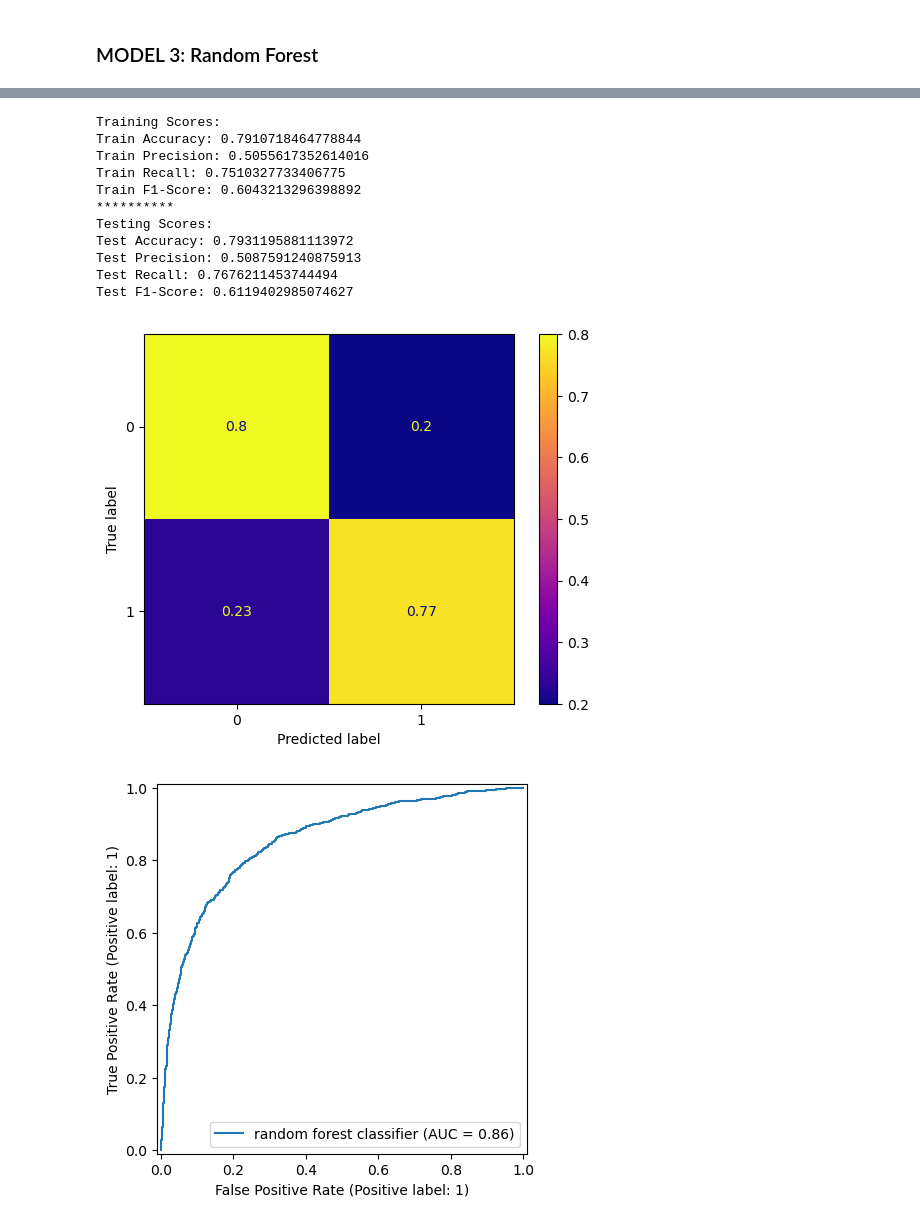
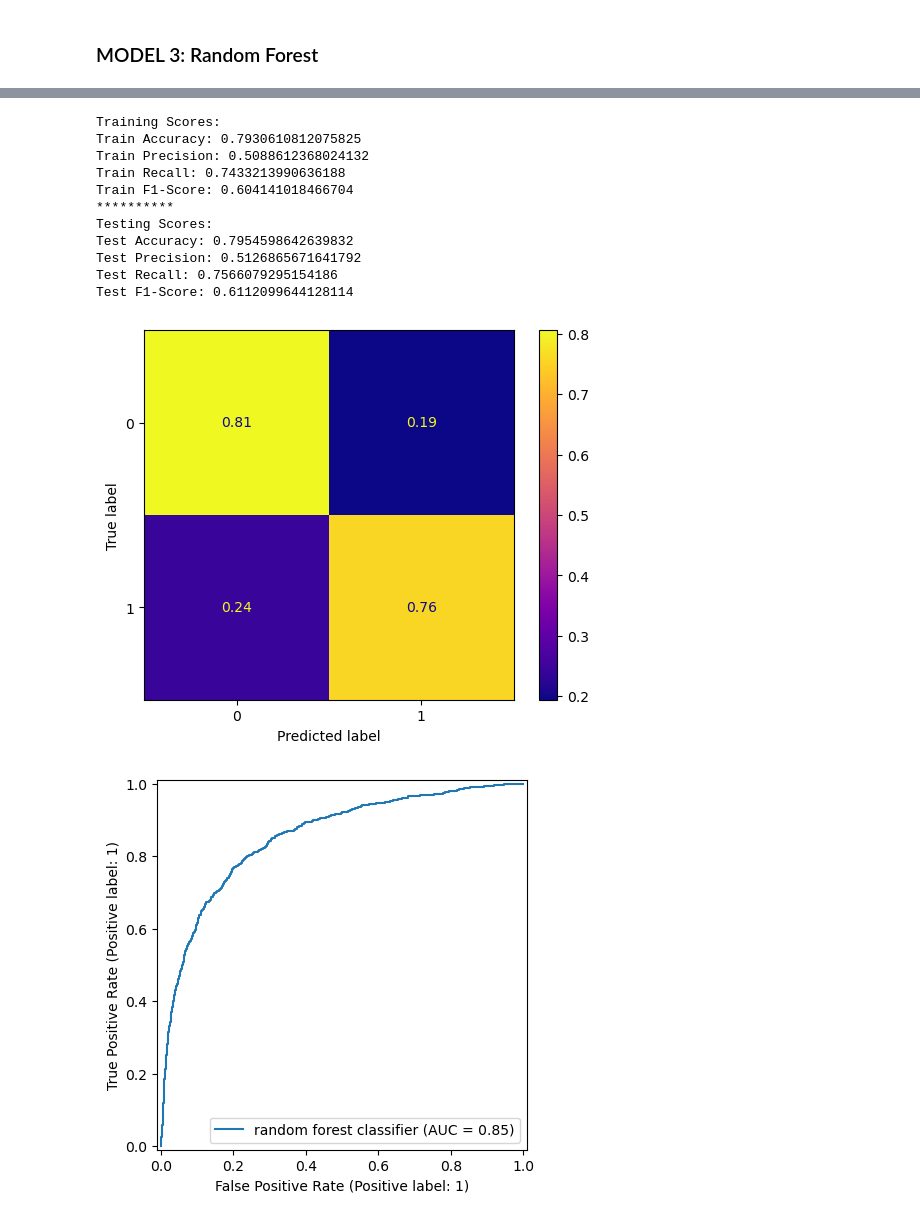
Before and after one commit to laaria-chris/H1N1-VACCINATION-PREDICTION-MODEL, a Jupyter notebook: MAIN_NOTEBOOK.ipynb, the cells around one changed output, grey strips where cells are left out. Saved outputs shown, nothing was run; the diff lists cells and outputs as text; code cells hidden in the pictures.

Commit message:
Compare models

```diff
--- a/MAIN_NOTEBOOK.ipynb
+++ b/MAIN_NOTEBOOK.ipynb
@@ -705,11 +714,5 @@ This logistic regression model has low precision and fl scores, and has an AUC a
 # Setting up the RandomForestClassifier to go through the pipeline
 rfc = Pipeline(steps=[
     ('preprocessor', preprocessor),
-    ('classifier', RandomForestClassifier(class_weight= 'balanced', max_depth= 5, min_samples_leaf= 1,
-                                          n_estimators= 200, random_state=42))
+    ('classifier', RandomForestClassifier(random_state=42))
 ])
-
-# The parameters are chosen based on GridSearchCV done in Project3_model_iterations.ipynb notebook results!
-# %%
-# Fitting the random forest model to the training data
-rfc.fit(X_tr, y_tr)
@@ -733,0 +726,21 @@ Pipeline(steps=[('preprocessor',
+# %%
+# Let's do GridSearchCV
+param_grid = {
+    "classifier__n_estimators": [100, 200],
+    "classifier__max_depth" : [2, 5],
+    "classifier__min_samples_leaf": [1, 2],
+    "classifier__class_weight" :['balanced', 'balanced_subsample']
+    # class weight should be balanced or balanced_subsample - we have imbalance issue.
+}
+
+#Setup GridSearchCV with multiple scoring metrics
+grid = GridSearchCV(rfc,
+                    param_grid,
+                    scoring=['f1','precision'],
+                    refit = 'f1')
+
+# Fit GridSearchCV
+output_rfc = grid.fit(X_tr, y_tr)
+
+# Retrieve the best estimator from GridSearchCV
+best_model_rfc=output_rfc.best_estimator_
@@ -733,0 +754,2 @@ Pipeline(steps=[('preprocessor',
+# %%
+output_rfc.best_estimator_.fit(X_tr, y_tr)
@@ -734,17 +774,17 @@ Pipeline(steps=[('preprocessor',
 # %%
 # Evaluating various metrics of the random forest classifier
-evaluate(rfc, X_tr, X_te, y_tr, y_te)
+evaluate(best_model_rfc, X_tr, X_te, y_tr, y_te)
 # %% [output]
 Training Scores:
-Train Accuracy: 0.7910718464778844
-Train Precision: 0.5055617352614016
-Train Recall: 0.7510327733406775
-Train F1-Score: 0.6043213296398892
+Train Accuracy: 0.7930610812075825
+Train Precision: 0.5088612368024132
+Train Recall: 0.7433213990636188
+Train F1-Score: 0.604141018466704
 **********
 Testing Scores:
-Test Accuracy: 0.7931195881113972
-Test Precision: 0.5087591240875913
-Test Recall: 0.7676211453744494
-Test F1-Score: 0.6119402985074627
+Test Accuracy: 0.7954598642639832
+Test Precision: 0.5126865671641792
+Test Recall: 0.7566079295154186
+Test F1-Score: 0.6112099644128114
-[figure, old version]
+[figure, new version]
 # %%
```
Also changed, not shown: parts of 46 cells of this notebook.
